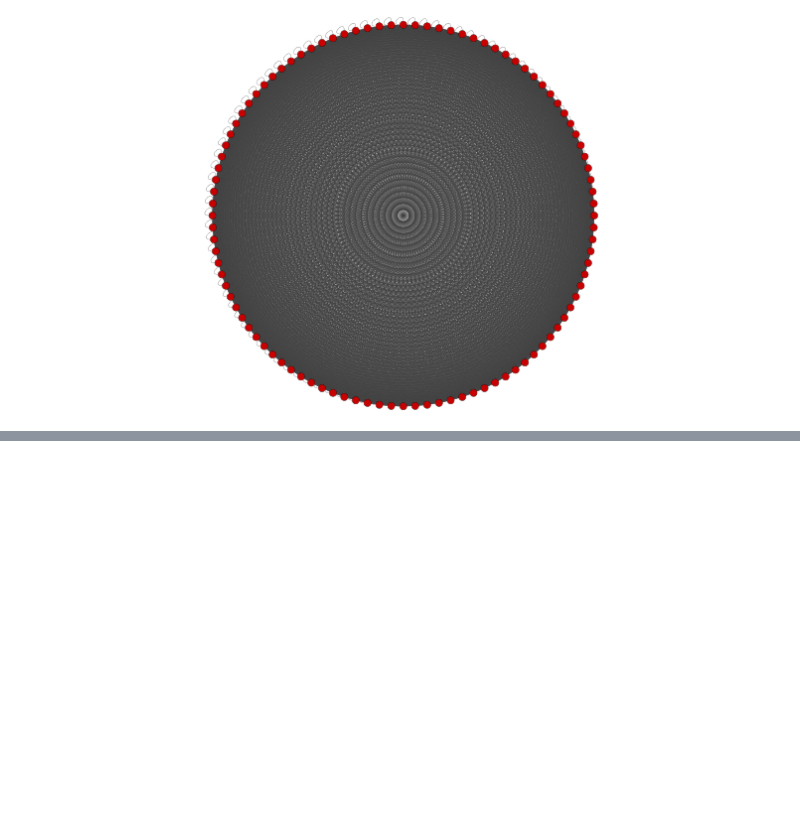
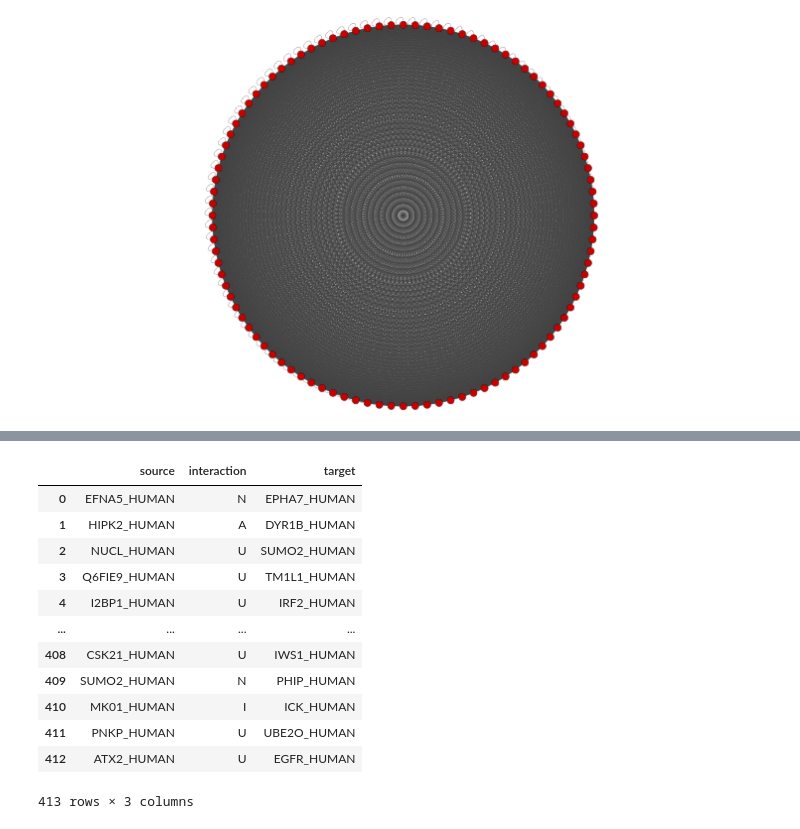
Before and after one commit to gitter-lab/tps, a Jupyter notebook: interactive_analysis/py2cytoscape_sample.ipynb, the cells around one changed output, grey strips where cells are left out. Cells and saved outputs as stored; diff of their text form; code cells hidden in the pictures; blank space fills up the shorter version.

```diff
--- a/interactive_analysis/py2cytoscape_sample.ipynb
+++ b/interactive_analysis/py2cytoscape_sample.ipynb
@@ -172,0 +155,17 @@ Image(tps.get_png(height=400))
+# %%
+data = pd.read_csv(output, names=['source', 'interaction','target'], delimiter="\t")
+data
+# %% [output]
+|  | source | interaction | target |
+| 0 | EFNA5_HUMAN | N | EPHA7_HUMAN |
+| 1 | HIPK2_HUMAN | A | DYR1B_HUMAN |
+| 2 | NUCL_HUMAN | U | SUMO2_HUMAN |
+| 3 | Q6FIE9_HUMAN | U | TM1L1_HUMAN |
+| 4 | I2BP1_HUMAN | U | IRF2_HUMAN |
+| ... | ... | ... | ... |
+| 408 | CSK21_HUMAN | U | IWS1_HUMAN |
+| 409 | SUMO2_HUMAN | N | PHIP_HUMAN |
+| 410 | MK01_HUMAN | I | ICK_HUMAN |
+| 411 | PNKP_HUMAN | U | UBE2O_HUMAN |
+| 412 | ATX2_HUMAN | U | EGFR_HUMAN |
+413 rows × 3 columns
```
Also changed, not shown: parts of 8 cells of this notebook, 10 other files.
